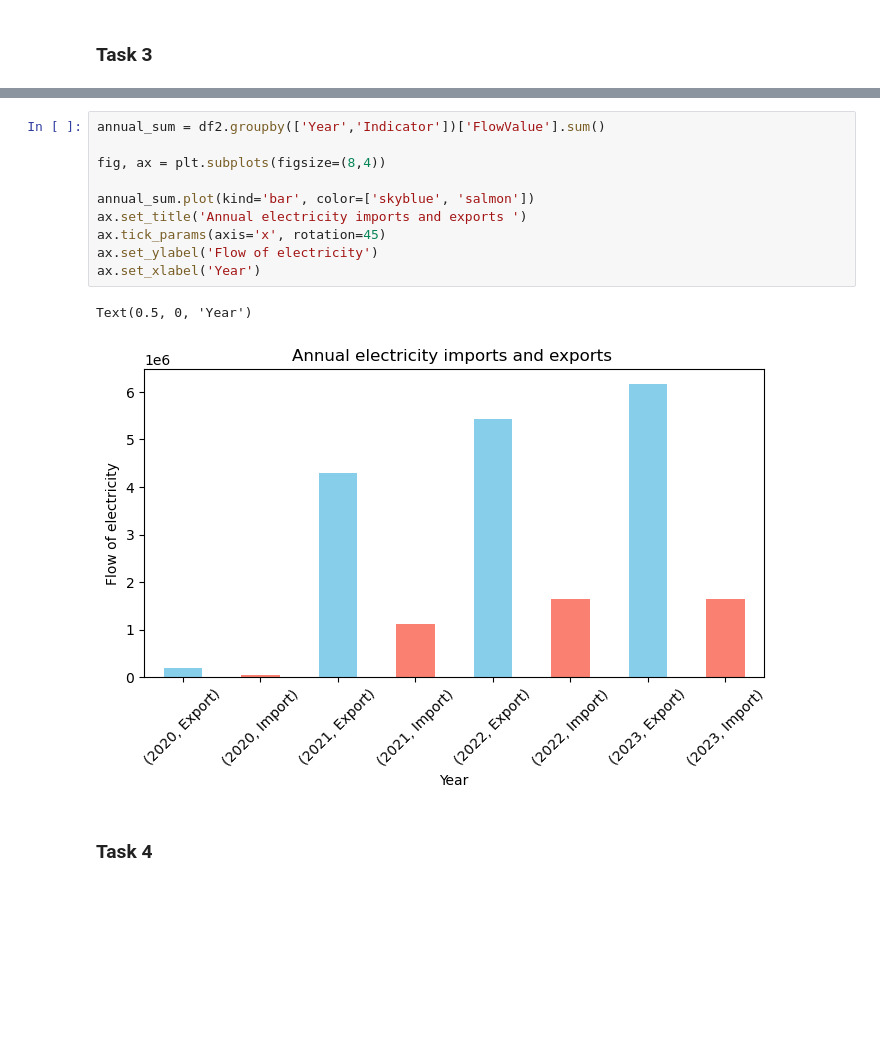
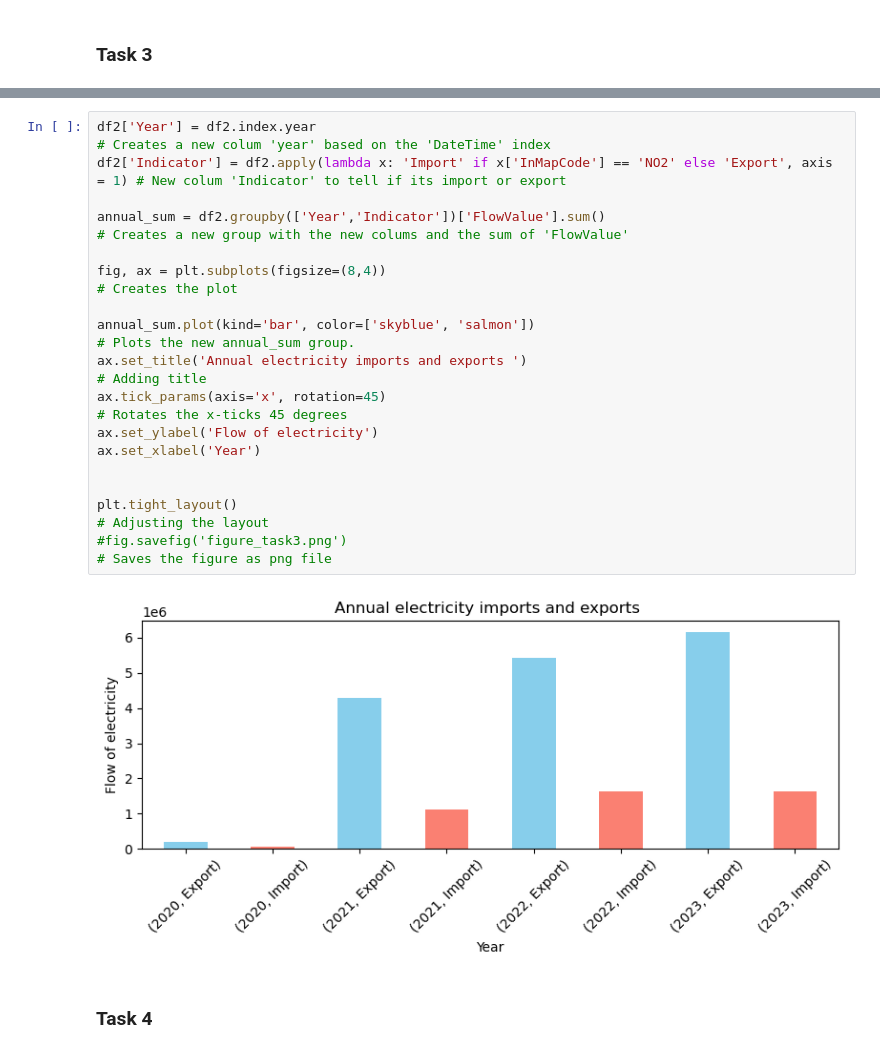
Before and after one commit to AndreasNoklebye/TECH2-Exam, a Jupyter notebook: exam-tech2.ipynb, the cells around one changed output, grey strips where cells are left out. Cells and saved outputs as stored; diff of their text form; blank space fills up the shorter version.

Commit message:
Add comments on task 1,2,3

```diff
--- a/exam-tech2.ipynb
+++ b/exam-tech2.ipynb
@@ -158,16 +131,22 @@ df2
 # %%
-annual_sum = df2.groupby(['Year','Indicator'])['FlowValue'].sum()
+df2['Year'] = df2.index.year                                                                        # Creates a new colum 'year' based on the 'DateTime' index
+df2['Indicator'] = df2.apply(lambda x: 'Import' if x['InMapCode'] == 'NO2' else 'Export', axis = 1) # New colum 'Indicator' to tell if its import or export
 
-fig, ax = plt.subplots(figsize=(8,4))
+annual_sum = df2.groupby(['Year','Indicator'])['FlowValue'].sum()                                   # Creates a new group with the new colums and the sum of 'FlowValue'
 
-annual_sum.plot(kind='bar', color=['skyblue', 'salmon'])
-ax.set_title('Annual electricity imports and exports ')
-ax.tick_params(axis='x', rotation=45)
+fig, ax = plt.subplots(figsize=(8,4))                                                               # Creates the plot
+
+annual_sum.plot(kind='bar', color=['skyblue', 'salmon'])                                            # Plots the new annual_sum group.
+ax.set_title('Annual electricity imports and exports ')                                             # Adding title
+ax.tick_params(axis='x', rotation=45)                                                               # Rotates the x-ticks 45 degrees
 ax.set_ylabel('Flow of electricity')
 ax.set_xlabel('Year')
+
+
+plt.tight_layout()                                                                                  # Adjusting the layout
+#fig.savefig('figure_task3.png')                                                                    # Saves the figure as png file
 # %% [output]
-Text(0.5, 0, 'Year')
-[figure, old version]
+[figure, new version]
 # %% [markdown]
 ### Task 4
 # %% [markdown]
```
Also changed, not shown: parts of 5 cells of this notebook.
